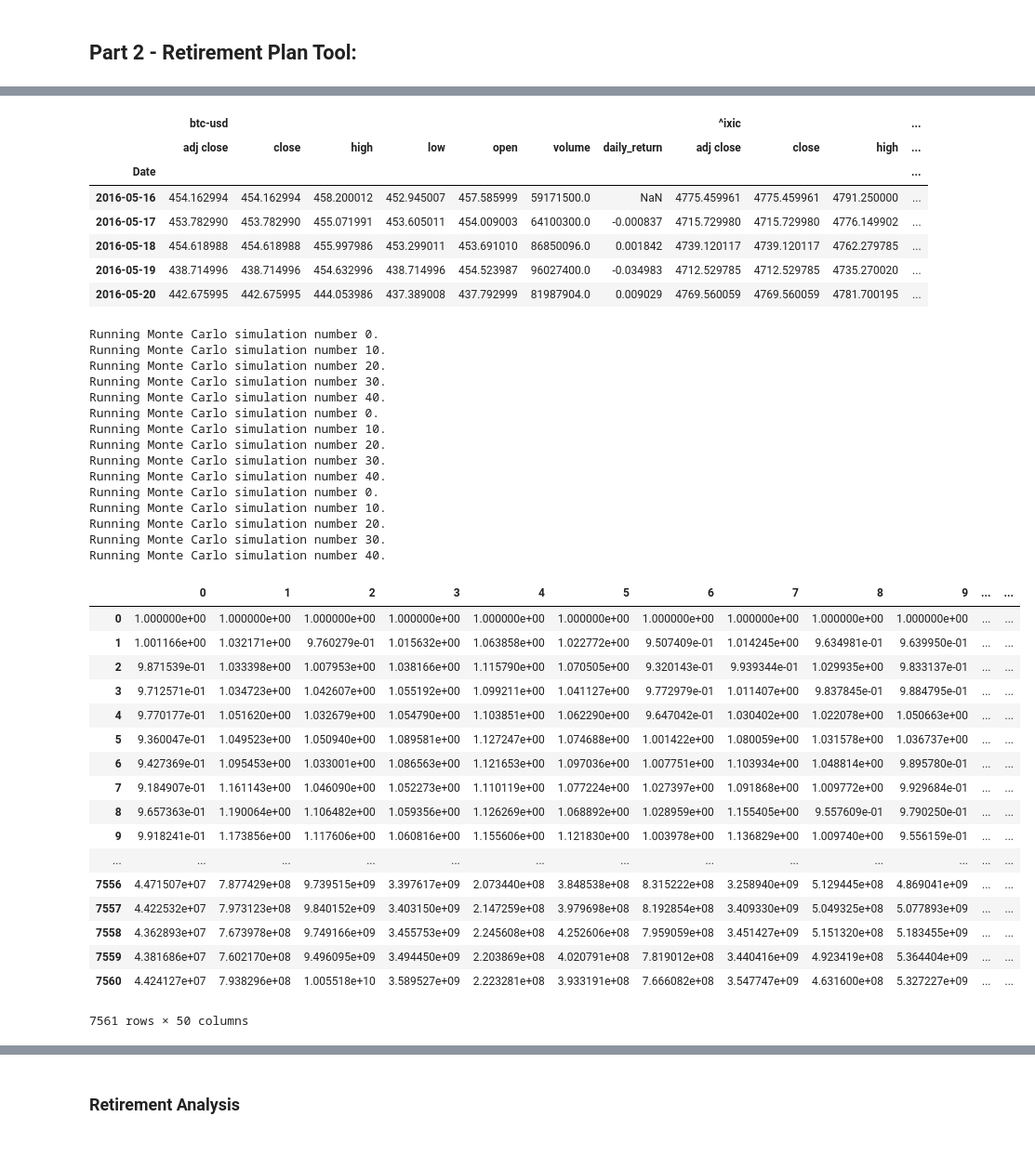
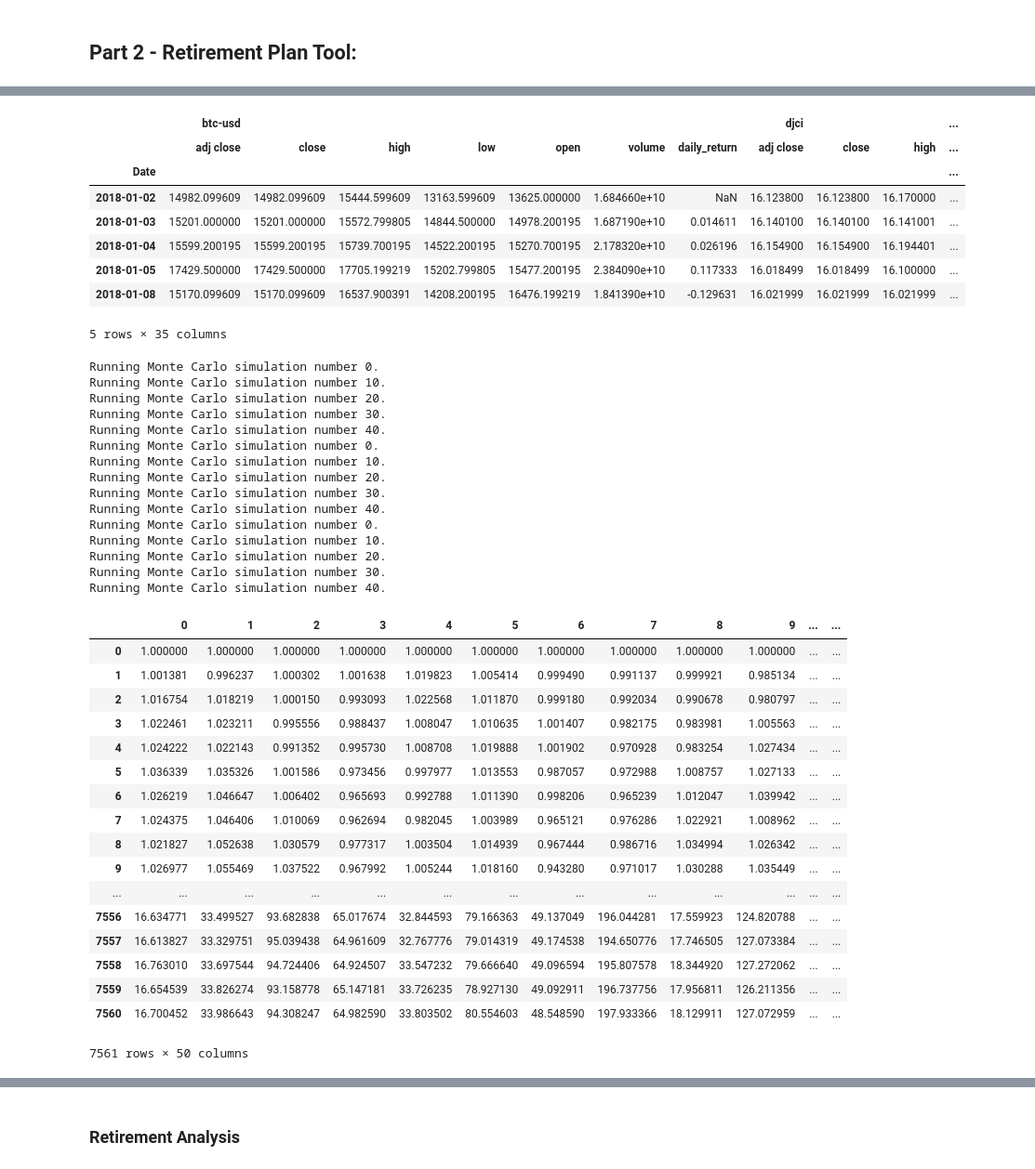
Before and after one commit to jcm-co/project1, a Jupyter notebook: Market_Analysis.ipynb, the cells around one changed output, grey strips where cells are left out. Shown at 93% size. Saved outputs shown, nothing was run; the diff lists cells and outputs as text; code cells hidden in the pictures.

```diff
--- a/Market_Analysis.ipynb
+++ b/Market_Analysis.ipynb
@@ -165,7 +156,6 @@ According to the Risk Analysis, the riskier indeces are Dow Jones Commodity with
 # %%
 # Get all data history of 5 years using yf funtion and "Close Price":
-
-portfolio_df = yf.download("BTC-USD ^IXIC", start="2016-05-15", end="2021-05-23").dropna()
+portfolio_df = yf.download("^AXJO BTC-USD ^IXIC ^GSPC DJCI", start="2018-01-01", end="2020-11-30").dropna()
 portfolio_df = portfolio_df.swaplevel(axis=1)
 portfolio_df = portfolio_df.rename(columns=str.lower)
 portfolio_df.head()
@@ -182,76 +173,75 @@ portfolio_df.head()
 # %%
 # Configuring a Monte Carlo simulation to forecast 10-, 20- & 30-years cumulative returns
-MC_10years_cm = MCSimulation(
+MC_10years = MCSimulation(
     portfolio_data = portfolio_df,
-    weights = [.60,.40],
+    weights = [.20,.20,.20,.20,.20],
     num_simulation = 50,
     num_trading_days = 252*10)
 
-MC_20years_cm = MCSimulation(
+MC_20years = MCSimulation(
     portfolio_data = portfolio_df,
-    weights = [.60,.40],
+    weights = [.20,.20,.20,.20,.20],
     num_simulation = 50,
     num_trading_days = 252*20)
 
-MC_30years_cm = MCSimulation(
+MC_30years = MCSimulation(
     portfolio_data = portfolio_df,
-    weights = [.60,.40],
+    weights = [.20,.20,.20,.20,.20],
     num_simulation = 50,
     num_trading_days = 252*30)
 
-MC_10years_cm.portfolio_data.head()
-MC_20years_cm.portfolio_data.head()
-MC_30years_cm.portfolio_data.head()
+MC_10years.portfolio_data.head()
+MC_20years.portfolio_data.head()
+MC_30years.portfolio_data.head()
 # %% [output]
-|  | btc-usd |  |  |  |  |  |  | ^ixic |  |  | ... |
+|  | btc-usd |  |  |  |  |  |  | djci |  |  | ... |
 |  | adj close | close | high | low | open | volume | daily_return | adj close | close | high | ... |
 | Date |  |  |  |  |  |  |  |  |  |  | ... |
-| 2016-05-16 | 454.162994 | 454.162994 | 458.200012 | 452.945007 | 457.585999 | 59171500.0 | NaN | 4775.459961 | 4775.459961 | 4791.250000 | ... |
-| 2016-05-17 | 453.782990 | 453.782990 | 455.071991 | 453.605011 | 454.009003 | 64100300.0 | -0.000837 | 4715.729980 | 4715.729980 | 4776.149902 | ... |
-| 2016-05-18 | 454.618988 | 454.618988 | 455.997986 | 453.299011 | 453.691010 | 86850096.0 | 0.001842 | 4739.120117 | 4739.120117 | 4762.279785 | ... |
-| 2016-05-19 | 438.714996 | 438.714996 | 454.632996 | 438.714996 | 454.523987 | 96027400.0 | -0.034983 | 4712.529785 | 4712.529785 | 4735.270020 | ... |
-| 2016-05-20 | 442.675995 | 442.675995 | 444.053986 | 437.389008 | 437.792999 | 81987904.0 | 0.009029 | 4769.560059 | 4769.560059 | 4781.700195 | ... |
+| 2018-01-02 | 14982.099609 | 14982.099609 | 15444.599609 | 13163.599609 | 13625.000000 | 1.684660e+10 | NaN | 16.123800 | 16.123800 | 16.170000 | ... |
+| 2018-01-03 | 15201.000000 | 15201.000000 | 15572.799805 | 14844.500000 | 14978.200195 | 1.687190e+10 | 0.014611 | 16.140100 | 16.140100 | 16.141001 | ... |
+| 2018-01-04 | 15599.200195 | 15599.200195 | 15739.700195 | 14522.200195 | 15270.700195 | 2.178320e+10 | 0.026196 | 16.154900 | 16.154900 | 16.194401 | ... |
+| 2018-01-05 | 17429.500000 | 17429.500000 | 17705.199219 | 15202.799805 | 15477.200195 | 2.384090e+10 | 0.117333 | 16.018499 | 16.018499 | 16.100000 | ... |
+| 2018-01-08 | 15170.099609 | 15170.099609 | 16537.900391 | 14208.200195 | 16476.199219 | 1.841390e+10 | -0.129631 | 16.021999 | 16.021999 | 16.021999 | ... |
+5 rows × 35 columns
 # %%
 # Running a Monte Carlo simulation to forecast 10-, 20- & 30-years cumulative returns
 
-MC_10years_cm.calc_cumulative_return()
-
-MC_20years_cm.calc_cumulative_return()
-
-MC_30years_cm.calc_cumulative_return()
+MC_10years.calc_cumulative_return()
+MC_20years.calc_cumulative_return()
+MC_30years.calc_cumulative_return()
 # %% [output]
 Running Monte Carlo simulation number 0.
 Running Monte Carlo simulation number 10.
 Running Monte Carlo simulation number 20.
 Running Monte Carlo simulation number 30.
 Running Monte Carlo simulation number 40.
 Running Monte Carlo simulation number 0.
 Running Monte Carlo simulation number 10.
 Running Monte Carlo simulation number 20.
 Running Monte Carlo simulation number 30.
 Running Monte Carlo simulation number 40.
 Running Monte Carlo simulation number 0.
 Running Monte Carlo simulation number 10.
 Running Monte Carlo simulation number 20.
 Running Monte Carlo simulation number 30.
 Running Monte Carlo simulation number 40.
 |  | 0 | 1 | 2 | 3 | 4 | 5 | 6 | 7 | 8 | 9 | ... | ... |
-| 0 | 1.000000e+00 | 1.000000e+00 | 1.000000e+00 | 1.000000e+00 | 1.000000e+00 | 1.000000e+00 | 1.000000e+00 | 1.000000e+00 | 1.000000e+00 | 1.000000e+00 | ... | ... |
-| 1 | 1.001166e+00 | 1.032171e+00 | 9.760279e-01 | 1.015632e+00 | 1.063858e+00 | 1.022772e+00 | 9.507409e-01 | 1.014245e+00 | 9.634981e-01 | 9.639950e-01 | ... | ... |
-| 2 | 9.871539e-01 | 1.033398e+00 | 1.007953e+00 | 1.038166e+00 | 1.115790e+00 | 1.070505e+00 | 9.320143e-01 | 9.939344e-01 | 1.029935e+00 | 9.833137e-01 | ... | ... |
-| 3 | 9.712571e-01 | 1.034723e+00 | 1.042607e+00 | 1.055192e+00 | 1.099211e+00 | 1.041127e+00 | 9.772979e-01 | 1.011407e+00 | 9.837845e-01 | 9.884795e-01 | ... | ... |
-| 4 | 9.770177e-01 | 1.051620e+00 | 1.032679e+00 | 1.054790e+00 | 1.103851e+00 | 1.062290e+00 | 9.647042e-01 | 1.030402e+00 | 1.022078e+00 | 1.050663e+00 | ... | ... |
-| 5 | 9.360047e-01 | 1.049523e+00 | 1.050940e+00 | 1.089581e+00 | 1.127247e+00 | 1.074688e+00 | 1.001422e+00 | 1.080059e+00 | 1.031578e+00 | 1.036737e+00 | ... | ... |
-| 6 | 9.427369e-01 | 1.095453e+00 | 1.033001e+00 | 1.086563e+00 | 1.121653e+00 | 1.097036e+00 | 1.007751e+00 | 1.103934e+00 | 1.048814e+00 | 9.895780e-01 | ... | ... |
-| 7 | 9.184907e-01 | 1.161143e+00 | 1.046090e+00 | 1.052273e+00 | 1.110119e+00 | 1.077224e+00 | 1.027397e+00 | 1.091868e+00 | 1.009772e+00 | 9.929684e-01 | ... | ... |
-| 8 | 9.657363e-01 | 1.190064e+00 | 1.106482e+00 | 1.059356e+00 | 1.126269e+00 | 1.068892e+00 | 1.028959e+00 | 1.155405e+00 | 9.557609e-01 | 9.790250e-01 | ... | ... |
-| 9 | 9.918241e-01 | 1.173856e+00 | 1.117606e+00 | 1.060816e+00 | 1.155606e+00 | 1.121830e+00 | 1.003978e+00 | 1.136829e+00 | 1.009740e+00 | 9.556159e-01 | ... | ... |
+| 0 | 1.000000 | 1.000000 | 1.000000 | 1.000000 | 1.000000 | 1.000000 | 1.000000 | 1.000000 | 1.000000 | 1.000000 | ... | ... |
+| 1 | 1.001381 | 0.996237 | 1.000302 | 1.001638 | 1.019823 | 1.005414 | 0.999490 | 0.991137 | 0.999921 | 0.985134 | ... | ... |
+| 2 | 1.016754 | 1.018219 | 1.000150 | 0.993093 | 1.022568 | 1.011870 | 0.999180 | 0.992034 | 0.990678 | 0.980797 | ... | ... |
+| 3 | 1.022461 | 1.023211 | 0.995556 | 0.988437 | 1.008047 | 1.010635 | 1.001407 | 0.982175 | 0.983981 | 1.005563 | ... | ... |
+| 4 | 1.024222 | 1.022143 | 0.991352 | 0.995730 | 1.008708 | 1.019888 | 1.001902 | 0.970928 | 0.983254 | 1.027434 | ... | ... |
+| 5 | 1.036339 | 1.035326 | 1.001586 | 0.973456 | 0.997977 | 1.013553 | 0.987057 | 0.972988 | 1.008757 | 1.027133 | ... | ... |
+| 6 | 1.026219 | 1.046647 | 1.006402 | 0.965693 | 0.992788 | 1.011390 | 0.998206 | 0.965239 | 1.012047 | 1.039942 | ... | ... |
+| 7 | 1.024375 | 1.046406 | 1.010069 | 0.962694 | 0.982045 | 1.003989 | 0.965121 | 0.976286 | 1.022921 | 1.008962 | ... | ... |
+| 8 | 1.021827 | 1.052638 | 1.030579 | 0.977317 | 1.003504 | 1.014939 | 0.967444 | 0.986716 | 1.034994 | 1.026342 | ... | ... |
+| 9 | 1.026977 | 1.055469 | 1.037522 | 0.967992 | 1.005244 | 1.018160 | 0.943280 | 0.971017 | 1.030288 | 1.035449 | ... | ... |
 | ... | ... | ... | ... | ... | ... | ... | ... | ... | ... | ... | ... | ... |
-| 7556 | 4.471507e+07 | 7.877429e+08 | 9.739515e+09 | 3.397617e+09 | 2.073440e+08 | 3.848538e+08 | 8.315222e+08 | 3.258940e+09 | 5.129445e+08 | 4.869041e+09 | ... | ... |
-| 7557 | 4.422532e+07 | 7.973123e+08 | 9.840152e+09 | 3.403150e+09 | 2.147259e+08 | 3.979698e+08 | 8.192854e+08 | 3.409330e+09 | 5.049325e+08 | 5.077893e+09 | ... | ... |
-| 7558 | 4.362893e+07 | 7.673978e+08 | 9.749166e+09 | 3.455753e+09 | 2.245608e+08 | 4.252606e+08 | 7.959059e+08 | 3.451427e+09 | 5.151320e+08 | 5.183455e+09 | ... | ... |
-| 7559 | 4.381686e+07 | 7.602170e+08 | 9.496095e+09 | 3.494450e+09 | 2.203869e+08 | 4.020791e+08 | 7.819012e+08 | 3.440416e+09 | 4.923419e+08 | 5.364404e+09 | ... | ... |
-| 7560 | 4.424127e+07 | 7.938296e+08 | 1.005518e+10 | 3.589527e+09 | 2.223281e+08 | 3.933191e+08 | 7.666082e+08 | 3.547747e+09 | 4.631600e+08 | 5.327227e+09 | ... | ... |
+| 7556 | 16.634771 | 33.499527 | 93.682838 | 65.017674 | 32.844593 | 79.166363 | 49.137049 | 196.044281 | 17.559923 | 124.820788 | ... | ... |
+| 7557 | 16.613827 | 33.329751 | 95.039438 | 64.961609 | 32.767776 | 79.014319 | 49.174538 | 194.650776 | 17.746505 | 127.073384 | ... | ... |
+| 7558 | 16.763010 | 33.697544 | 94.724406 | 64.924507 | 33.547232 | 79.666640 | 49.096594 | 195.807578 | 18.344920 | 127.272062 | ... | ... |
+| 7559 | 16.654539 | 33.826274 | 93.158778 | 65.147181 | 33.726235 | 78.927130 | 49.092911 | 196.737756 | 17.956811 | 126.211356 | ... | ... |
+| 7560 | 16.700452 | 33.986643 | 94.308247 | 64.982590 | 33.803502 | 80.554603 | 48.548590 | 197.933366 | 18.129911 | 127.072959 | ... | ... |
 7561 rows × 50 columns
 # %%
 # Plot simulation outcomes 10 Years
```
Also changed, not shown: parts of 34 cells of this notebook, 14 other files.
